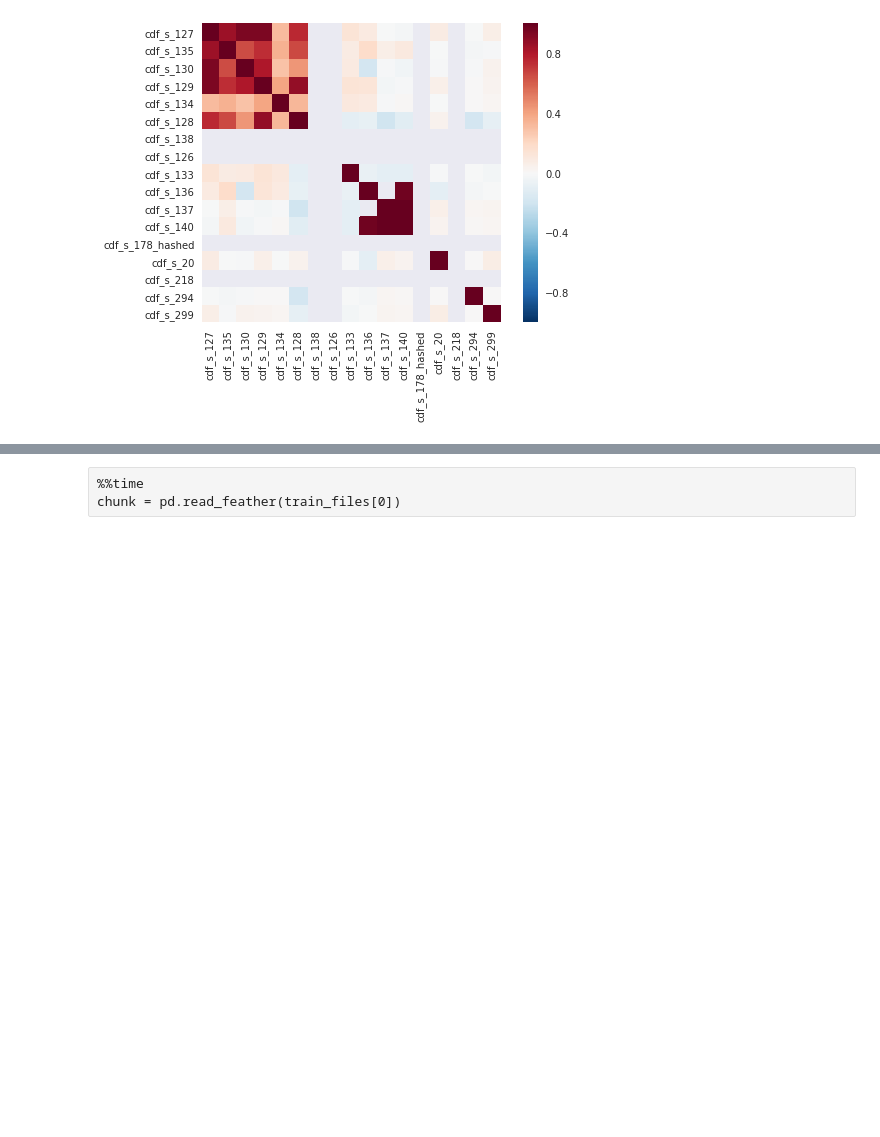
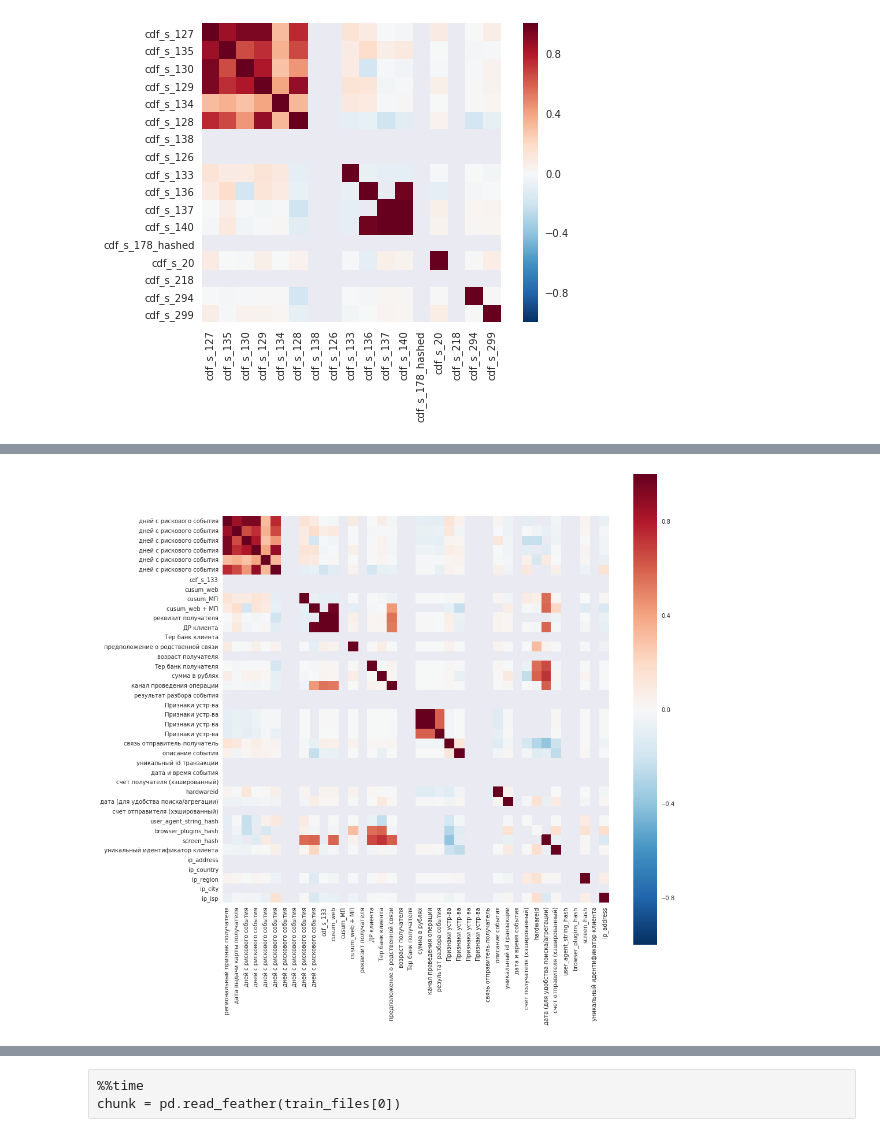
Before and after one commit to orlov-alexander/hse_nis, a Jupyter notebook: notebooks/exploration/andrey_data_visualization.ipynb, the cells around one changed output, grey strips where cells are left out. Drawn from its saved outputs; the diff is of its cells as text; code cells hidden in the pictures; blank space fills up the shorter version.

```diff
--- a/notebooks/exploration/andrey_data_visualization.ipynb
+++ b/notebooks/exploration/andrey_data_visualization.ipynb
@@ -258,0 +268,6 @@ pd.to_numeric(chunk[feature], errors='coerce').dropna().hist(bins=30)
+# %%
+labels = [feature_descr.get(c, c) for c in chunk.columns.values]
+plt.figure(figsize=(15,15))
+_ = sns.heatmap(chunk.corr(), square=True, yticklabels=labels, xticklabels=labels)
+# %% [output]
+[figure, added]
```
Also changed, not shown: parts of 10 cells of this notebook.
